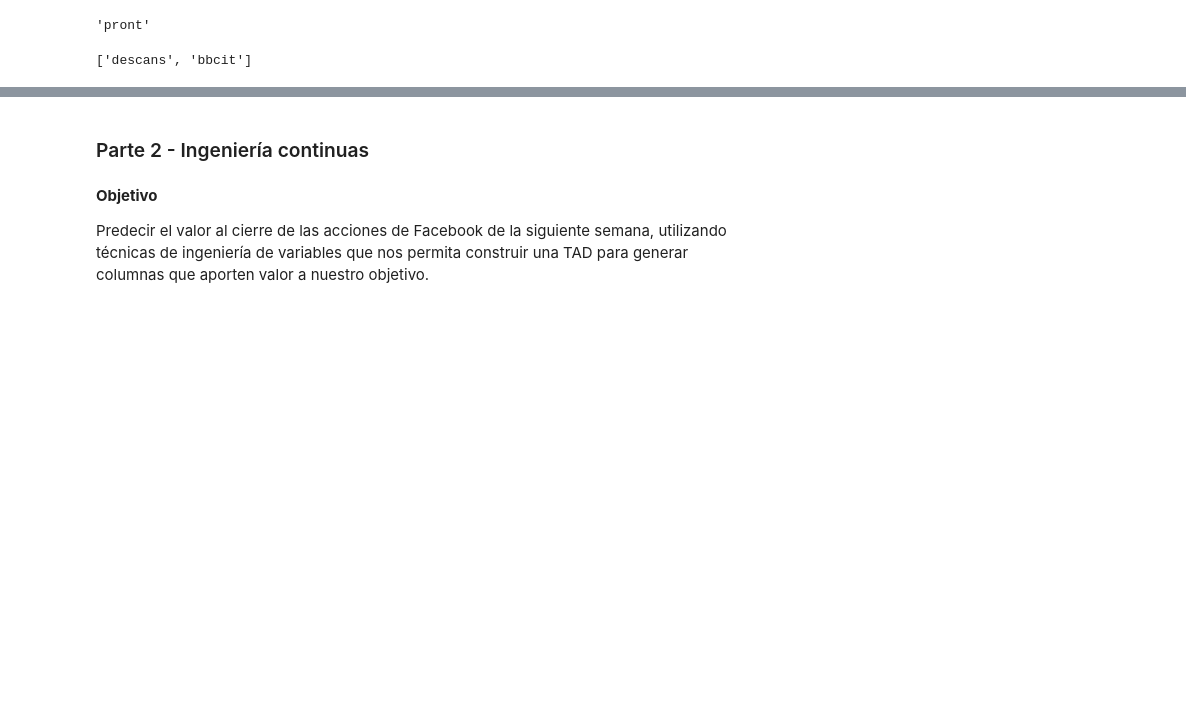
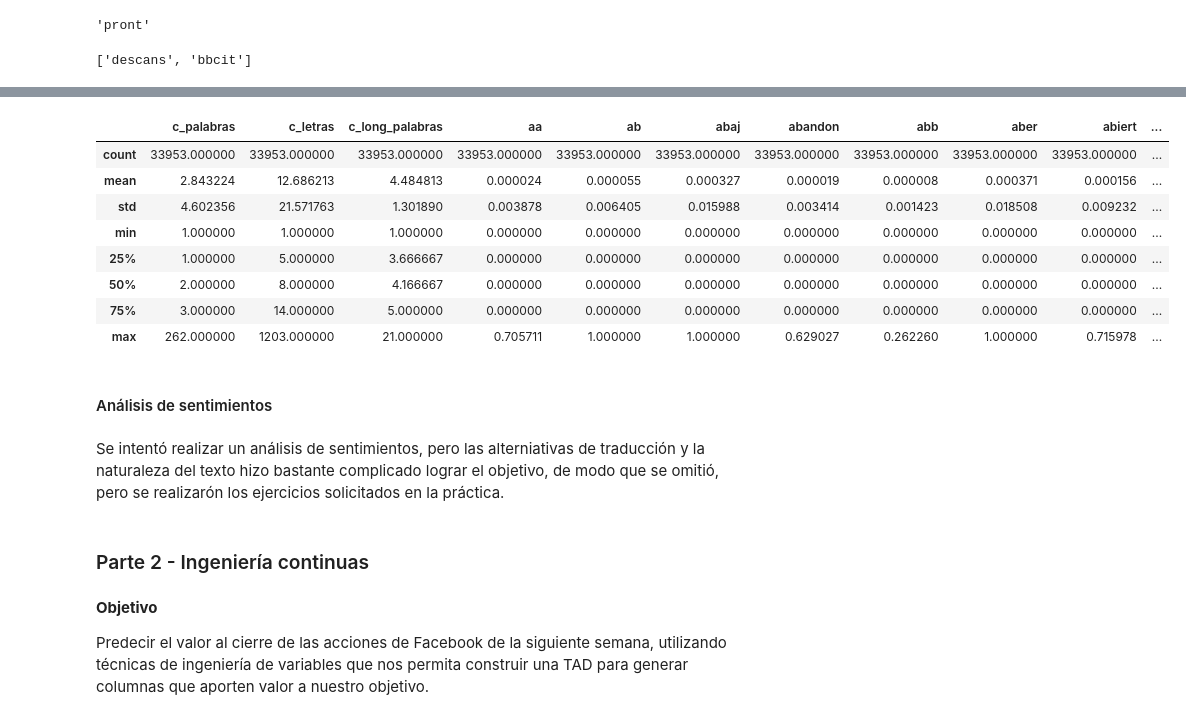
Before and after one commit to alanruizmondragon/ingenieria_de_variables, a Jupyter notebook: code/practica_2.ipynb, the cells around one changed output, grey strips where cells are left out. Drawn from its saved outputs; the diff is of its cells as text; code cells hidden in the pictures; blank space fills up the shorter version.

```diff
--- a/code/practica_2.ipynb
+++ b/code/practica_2.ipynb
@@ -448,0 +494,8 @@ df
+# %%
+vect = TfidfVectorizer()
+vect.fit(X_train["t_texto"])
+array_train= vect.transform(X_train["t_texto"])
+array_test= vect.transform(X_test["t_texto"])
+# %%
+aux_train=pd.DataFrame(array_train.toarray(),columns=vect.get_feature_names())
+aux_test=pd.DataFrame(array_test.toarray(),columns=vect.get_feature_names())
@@ -449,3 +521,27 @@ df
+# %%
+X_train=pd.concat([X_train.reset_index(drop=True),aux_train.reset_index(drop=True)],axis=1)
+#Se añaden las nuevas columnas al dataset train base
+X_test=pd.concat([X_test.reset_index(drop=True),aux_test.reset_index(drop=True)],axis=1)
+#Se añaden las nuevas columnas al dataset test base
+# %%
+#Tomamos como ejemplo las primeras 43 columnas para no traer todas las nuevas generadas
+X_train = X_train.iloc[:,1:50]
+# %%
+X_train.describe()
+# %% [output]
+|  | c_palabras | c_letras | c_long_palabras | aa | ab | abaj | abandon | abb | aber | abiert | ... |
+| count | 33953.000000 | 33953.000000 | 33953.000000 | 33953.000000 | 33953.000000 | 33953.000000 | 33953.000000 | 33953.000000 | 33953.000000 | 33953.000000 | ... |
+| mean | 2.843224 | 12.686213 | 4.484813 | 0.000024 | 0.000055 | 0.000327 | 0.000019 | 0.000008 | 0.000371 | 0.000156 | ... |
+| std | 4.602356 | 21.571763 | 1.301890 | 0.003878 | 0.006405 | 0.015988 | 0.003414 | 0.001423 | 0.018508 | 0.009232 | ... |
+| min | 1.000000 | 1.000000 | 1.000000 | 0.000000 | 0.000000 | 0.000000 | 0.000000 | 0.000000 | 0.000000 | 0.000000 | ... |
+| 25% | 1.000000 | 5.000000 | 3.666667 | 0.000000 | 0.000000 | 0.000000 | 0.000000 | 0.000000 | 0.000000 | 0.000000 | ... |
+| 50% | 2.000000 | 8.000000 | 4.166667 | 0.000000 | 0.000000 | 0.000000 | 0.000000 | 0.000000 | 0.000000 | 0.000000 | ... |
+| 75% | 3.000000 | 14.000000 | 5.000000 | 0.000000 | 0.000000 | 0.000000 | 0.000000 | 0.000000 | 0.000000 | 0.000000 | ... |
+| max | 262.000000 | 1203.000000 | 21.000000 | 0.705711 | 1.000000 | 1.000000 | 0.629027 | 0.262260 | 1.000000 | 0.715978 | ... |
+# %% [markdown]
+#### Análisis de sentimientos
+# %% [markdown]
+Se intentó realizar un análisis de sentimientos, pero las alterniativas de traducción y la naturaleza del texto hizo bastante complicado lograr el objetivo, de modo que se omitió, pero se realizarón los ejercicios solicitados en la práctica.
 # %% [markdown]
 ### Parte 2 - Ingeniería continuas
 # %% [markdown]
```
Also changed, not shown: parts of 30 cells of this notebook.
